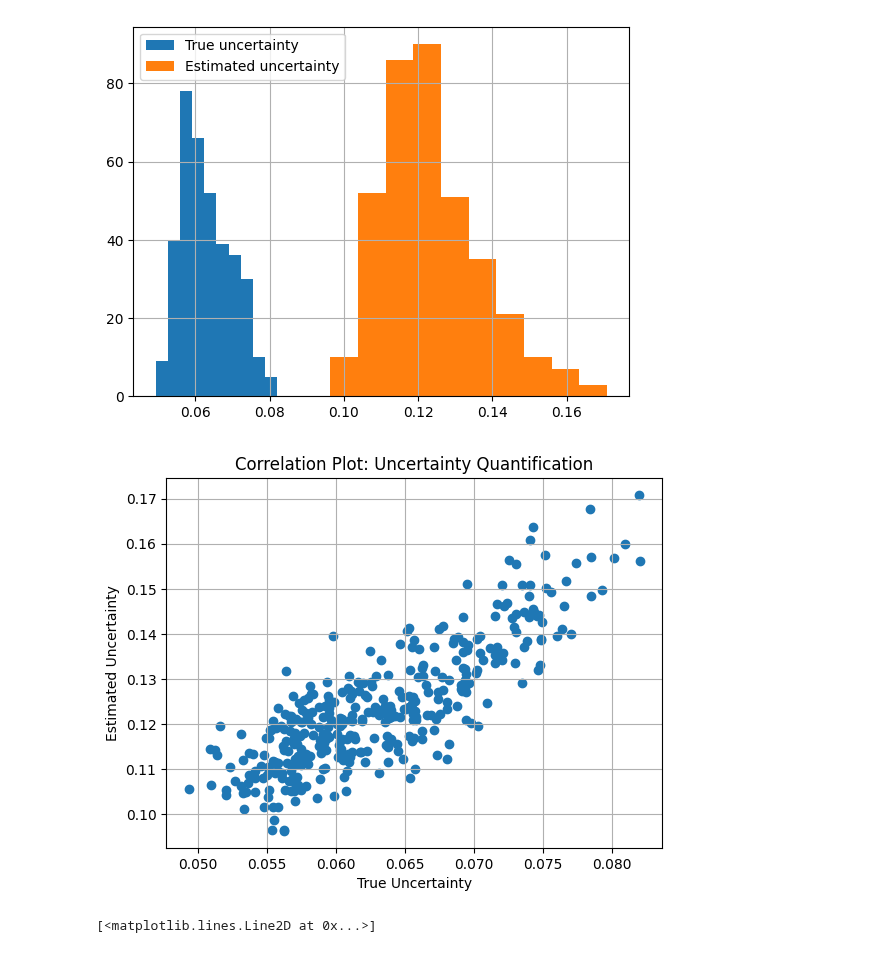
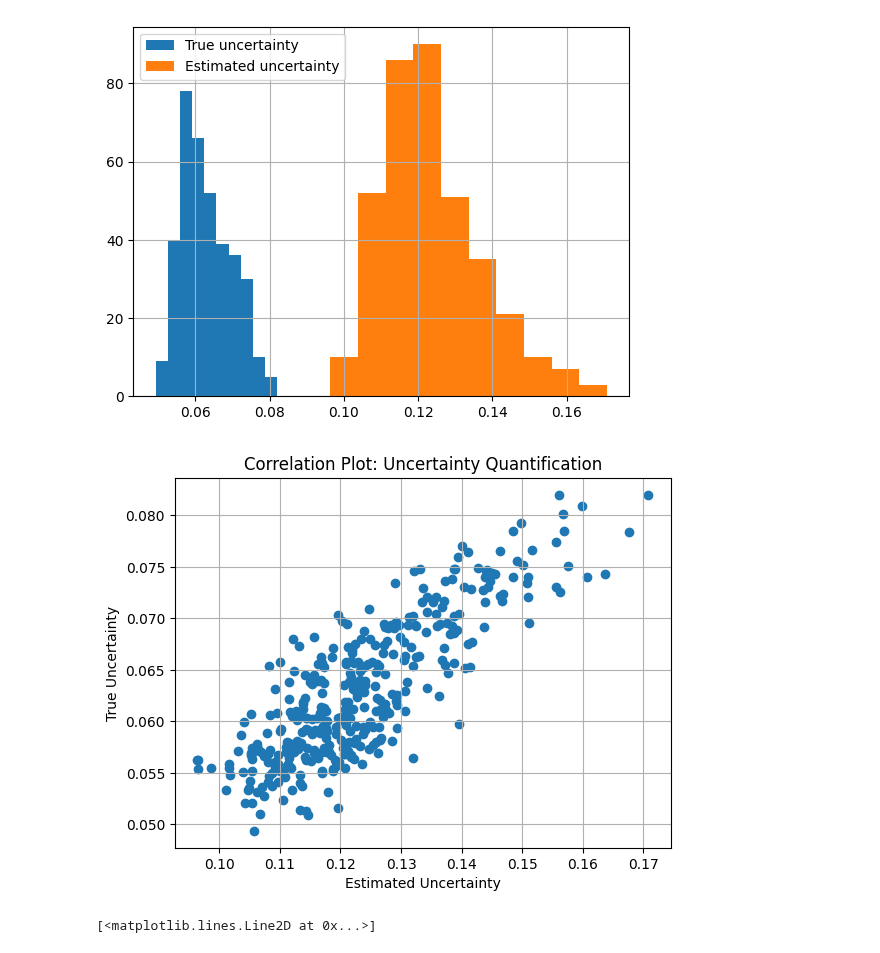
Before and after one commit to clarachristiansen/Bachelor_project, a Jupyter notebook: Uncertainty_quantification.ipynb, the cells around one changed output. Saved outputs shown, nothing was run; the diff lists cells and outputs as text; code cells hidden in the pictures.

```diff
--- a/Uncertainty_quantification.ipynb
+++ b/Uncertainty_quantification.ipynb
@@ -4,11 +4,3 @@ import pandas as pd
 import xgboost as xgb
 import catboost as cb
 import matplotlib.pyplot as plt
-# %%
-def boosted_model(model_no):
-	model_name = 'Xgboost'
-	model = xgb.XGBRegressor(objective = 'reg:absoluteerror', booster='gbtree', steps=20, learning_rate=0.1, max_depth=5)
-	if model_no: # 0=Xgboost, 1=Catboost
-		model_name = 'Catboost'
-		model = cb.CatBoostRegressor(objective = 'MAE', iterations=20, learning_rate=0.1, max_depth=5, verbose=0)
-	return model
@@ -36,3 +190,10 @@ X = data[(data['visualiseringskode'] == route) & (data['station'] == station)].i
+# %%
+# With std and transformations either 'fischer' or 'argtan'
+true_uncertainty, estimated_uncertainty, consensus_predictions = predict_with_uncertainty_std(models, X_test, y_test, transform='fischer')
+
+time_series_uncertainty(consensus_predictions, y_test, estimated_uncertainty)
+histogram_uncertainty(true_uncertainty, estimated_uncertainty)
+correlation_scatter(true_uncertainty, estimated_uncertainty)
 # %% [markdown]
 # XGBoost with Simple Idea
 # %%
@@ -402,13 +563,13 @@ plt.show()
 # %% [output]
 [figure]
 # %%
-plt.scatter(true_uncertainty, estimated_uncertainty)
-plt.xlabel('True Uncertainty')
-plt.ylabel('Estimated Uncertainty')
+plt.scatter(estimated_uncertainty, true_uncertainty)
+plt.xlabel('Estimated Uncertainty')
+plt.ylabel('True Uncertainty')
 plt.title('Correlation Plot: Uncertainty Quantification')
 plt.grid()
 plt.show()
 # %% [output]
-[figure, old version]
+[figure, new version]
 # %%
 # Investigate uncertainty throughout time. Seasonal effect or vacations
```
Also changed, not shown: parts of 11 cells of this notebook.
